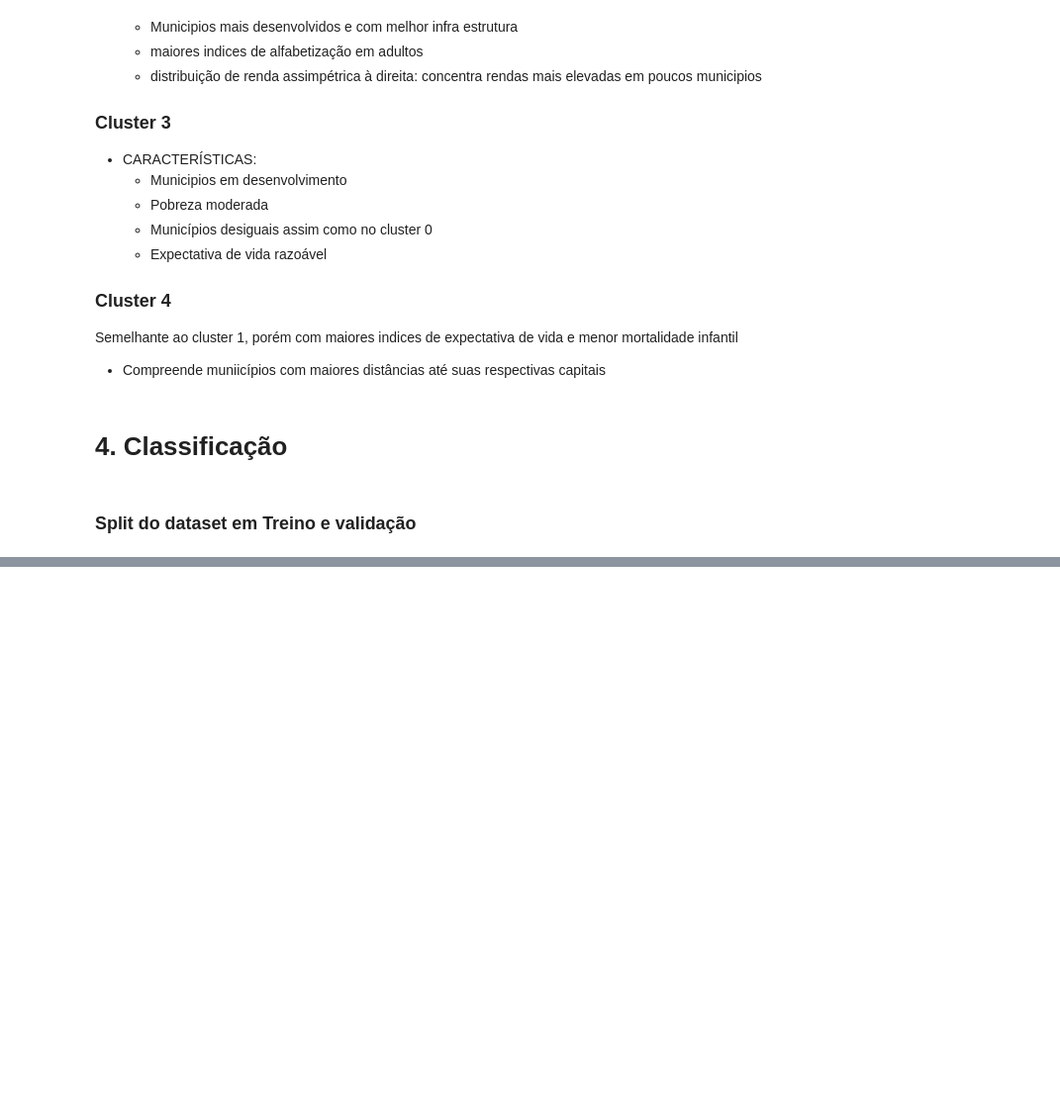
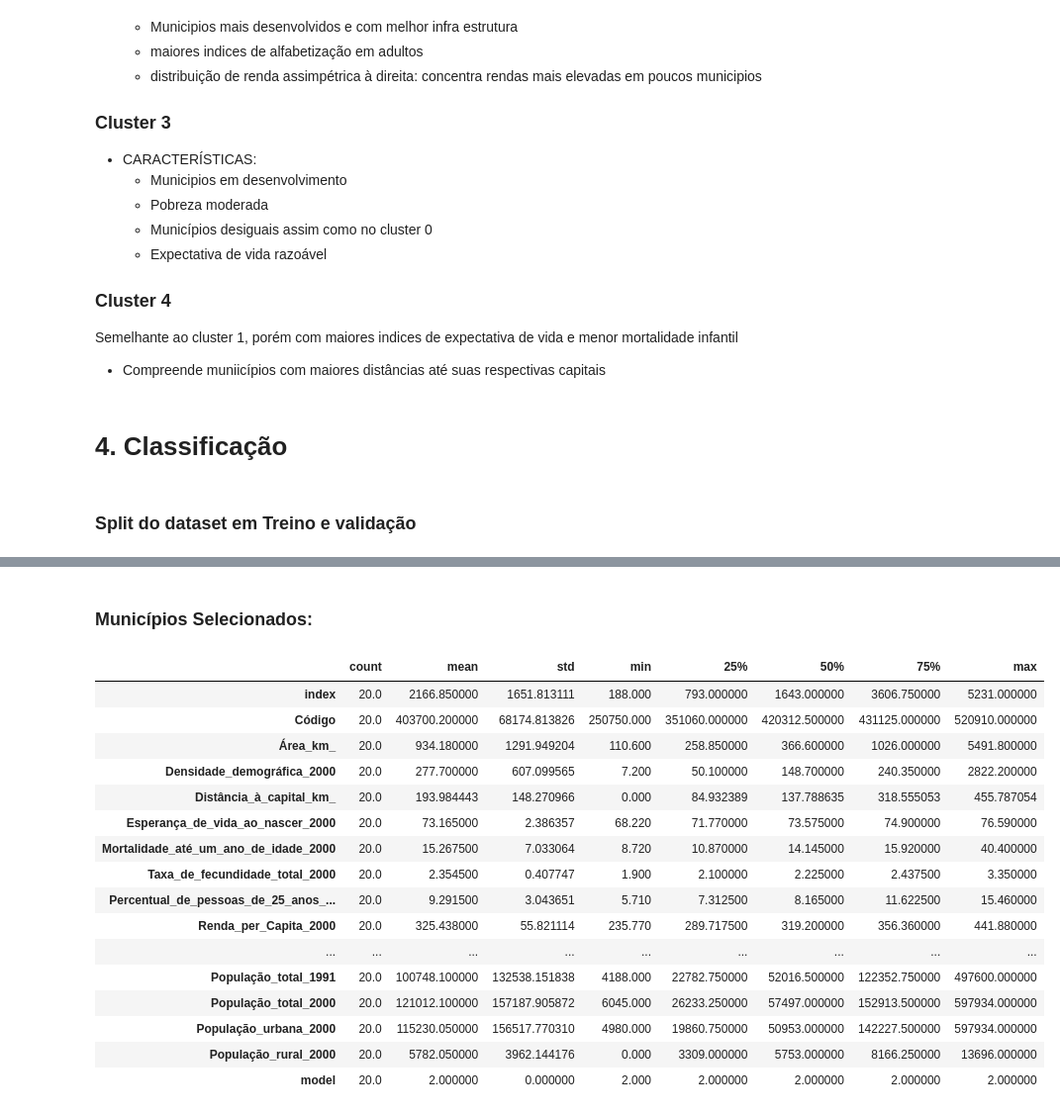
Before and after one commit to Jailsonrs/Poneglyph, a Jupyter notebook: UMAP-GMM.ipynb, the cells around one changed output, grey strips where cells are left out. Shown at 99% size. Drawn from its saved outputs; the diff is of its cells as text; code cells hidden in the pictures; blank space fills up the shorter version.

```diff
--- a/UMAP-GMM.ipynb
+++ b/UMAP-GMM.ipynb
@@ -530,0 +538,22 @@ Matriz de Confusão:
+# %% [markdown]
+### Municípios Selecionados:
+# %%
+cluster_2.iloc[amostra].sort_values('Renda_per_Capita_2000',ascending=False).describe().transpose()
+# %% [output]
+|  | count | mean | std | min | 25% | 50% | 75% | max |
+| index | 20.0 | 2166.850000 | 1651.813111 | 188.000 | 793.000000 | 1643.000000 | 3606.750000 | 5231.000000 |
+| Código | 20.0 | 403700.200000 | 68174.813826 | 250750.000 | 351060.000000 | 420312.500000 | 431125.000000 | 520910.000000 |
+| Área_km_ | 20.0 | 934.180000 | 1291.949204 | 110.600 | 258.850000 | 366.600000 | 1026.000000 | 5491.800000 |
+| Densidade_demográfica_2000 | 20.0 | 277.700000 | 607.099565 | 7.200 | 50.100000 | 148.700000 | 240.350000 | 2822.200000 |
+| Distância_à_capital_km_ | 20.0 | 193.984443 | 148.270966 | 0.000 | 84.932389 | 137.788635 | 318.555053 | 455.787054 |
+| Esperança_de_vida_ao_nascer_2000 | 20.0 | 73.165000 | 2.386357 | 68.220 | 71.770000 | 73.575000 | 74.900000 | 76.590000 |
+| Mortalidade_até_um_ano_de_idade_2000 | 20.0 | 15.267500 | 7.033064 | 8.720 | 10.870000 | 14.145000 | 15.920000 | 40.400000 |
+| Taxa_de_fecundidade_total_2000 | 20.0 | 2.354500 | 0.407747 | 1.900 | 2.100000 | 2.225000 | 2.437500 | 3.350000 |
+| Percentual_de_pessoas_de_25_anos_... | 20.0 | 9.291500 | 3.043651 | 5.710 | 7.312500 | 8.165000 | 11.622500 | 15.460000 |
+| Renda_per_Capita_2000 | 20.0 | 325.438000 | 55.821114 | 235.770 | 289.717500 | 319.200000 | 356.360000 | 441.880000 |
+| ... | ... | ... | ... | ... | ... | ... | ... | ... |
+| População_total_1991 | 20.0 | 100748.100000 | 132538.151838 | 4188.000 | 22782.750000 | 52016.500000 | 122352.750000 | 497600.000000 |
+| População_total_2000 | 20.0 | 121012.100000 | 157187.905872 | 6045.000 | 26233.250000 | 57497.000000 | 152913.500000 | 597934.000000 |
+| População_urbana_2000 | 20.0 | 115230.050000 | 156517.770310 | 4980.000 | 19860.750000 | 50953.000000 | 142227.500000 | 597934.000000 |
+| População_rural_2000 | 20.0 | 5782.050000 | 3962.144176 | 0.000 | 3309.000000 | 5753.000000 | 8166.250000 | 13696.000000 |
+| model | 20.0 | 2.000000 | 0.000000 | 2.000 | 2.000000 | 2.000000 | 2.000000 | 2.000000 |
```
Also changed, not shown: parts of 32 cells of this notebook.
